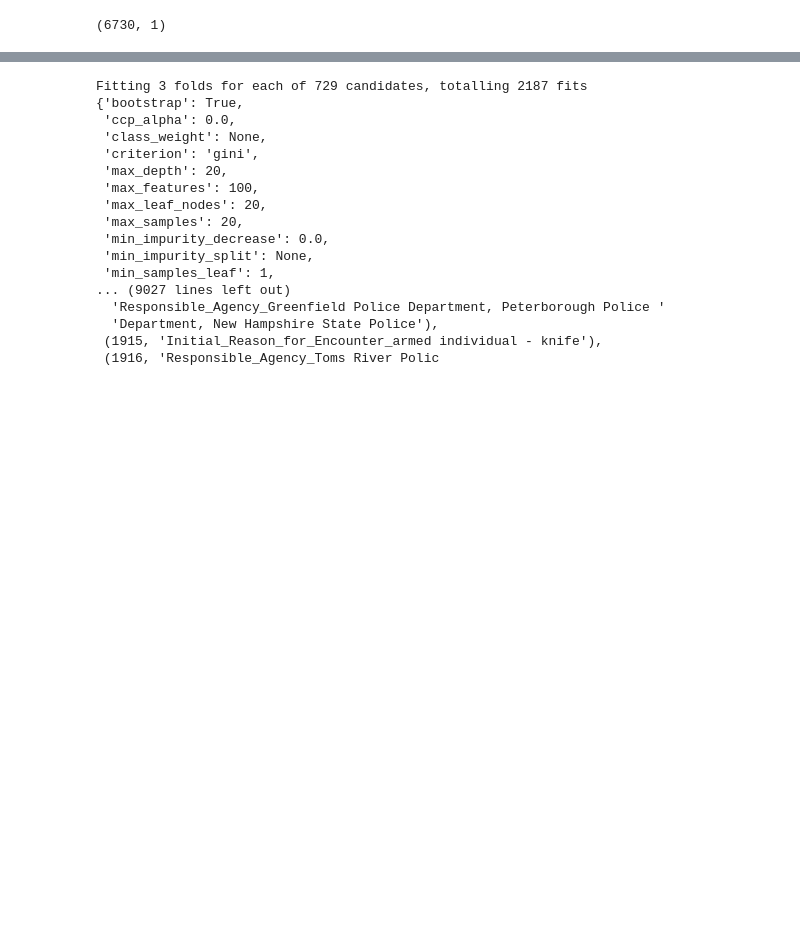
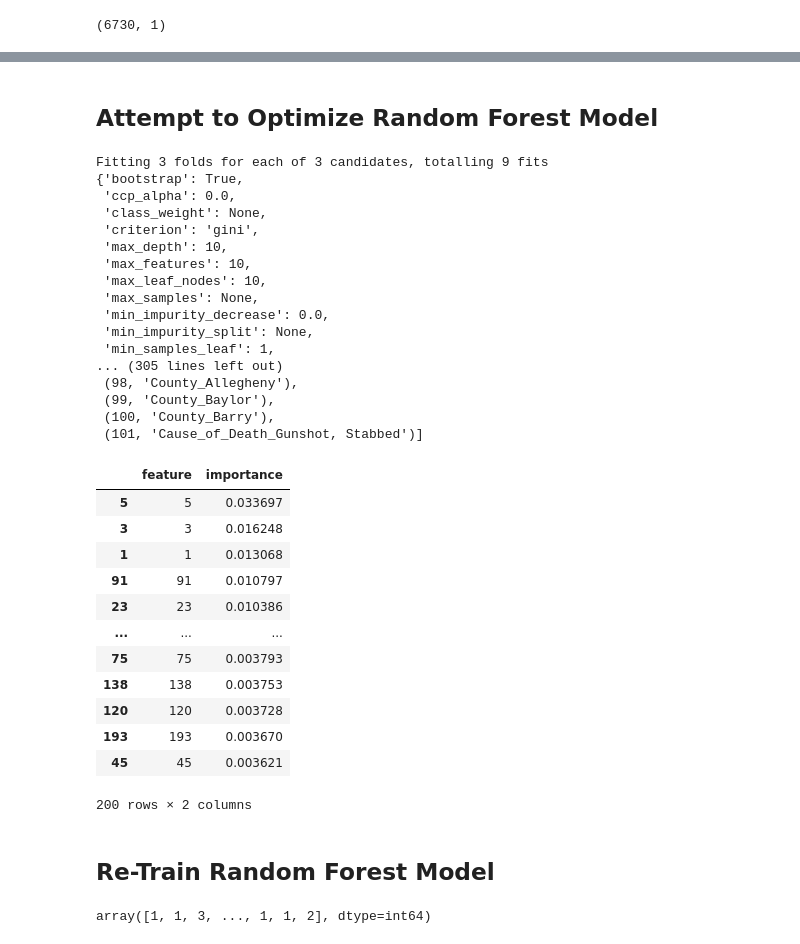
Before and after one commit to TamaraGR/Police_Violence_Analysis, a Jupyter notebook: Police_Violence_PCA.ipynb, the cells around one changed output, grey strips where cells are left out. Drawn from its saved outputs; the diff is of its cells as text; code cells hidden in the pictures; blank space fills up the shorter version.

```diff
--- a/Police_Violence_PCA.ipynb
+++ b/Police_Violence_PCA.ipynb
@@ -393,6 +391,6 @@ pca_df
 # %%
 # Train, test, and split model
-X_train, X_test, y_train, y_test = train_test_split(X,y)
+X_train, X_test, y_train, y_test = train_test_split(pca_df,y)
 
 y_train.shape
 # %% [output]
@@ -473,18 +476,21 @@ plt.show()
+# %% [markdown]
+## Attempt to Optimize Random Forest Model
 # %%
 # Create the parameter grid based on the results of random search
 param_grid = {
     'max_depth': [10, 20, 50],
-    'max_leaf_nodes': [2, 10, 20],
-    'n_estimators': [100, 200, 1000],
+    'max_leaf_nodes': [10],
+    'n_estimators': [100],
     #'oob_score': [True],
     #'random_state': [0],
-    'max_samples': [10, 20, 100],
-    'max_features': [10, 20, 100],
-    'min_samples_split': [2, 10, 20]
+    #'max_samples': [10, 20, 100],
+    'max_features': [10],
+    #'min_samples_split': [2, 10, 20]
 }
 # Instantiate the grid search model
 grid_search = GridSearchCV(estimator = rf_model, param_grid = param_grid,
                       cv = 3, n_jobs = -1, verbose = 2, return_train_score=True)
+
 # Fit the grid search to the data
 grid_search.fit(X_train, y_train);
 grid_search.best_params_
@@ -495,23 +501,47 @@ selector = selector.fit(X_train, y_train)
 print("Features sorted by their rank:")
 pprint(sorted(zip(map(lambda x: round(x, 4), selector.ranking_), X)))
 # %% [output]
-Fitting 3 folds for each of 729 candidates, totalling 2187 fits
+Fitting 3 folds for each of 3 candidates, totalling 9 fits
 {'bootstrap': True,
  'ccp_alpha': 0.0,
  'class_weight': None,
  'criterion': 'gini',
- 'max_depth': 20,
- 'max_features': 100,
- 'max_leaf_nodes': 20,
- 'max_samples': 20,
+ 'max_depth': 10,
+ 'max_features': 10,
+ 'max_leaf_nodes': 10,
+ 'max_samples': None,
  'min_impurity_decrease': 0.0,
  'min_impurity_split': None,
  'min_samples_leaf': 1,
-... (9027 lines left out)
-  'Responsible_Agency_Greenfield Police Department, Peterborough Police '
-  'Department, New Hampshire State Police'),
- (1915, 'Initial_Reason_for_Encounter_armed individual - knife'),
- (1916, 'Responsible_Agency_Toms River Polic
+... (305 lines left out)
+ (98, 'County_Allegheny'),
+ (99, 'County_Baylor'),
+ (100, 'County_Barry'),
+ (101, 'Cause_of_Death_Gunshot, Stabbed')]
+# %%
+# Extract feature importance
+fi = pd.DataFrame({'feature': list(pca_df.columns),
+                   'importance': rf_model.feature_importances_}).\
+                    sort_values('importance', ascending = False)
+
+# Display
+fi
+# %% [output]
+|  | feature | importance |
+| 5 | 5 | 0.033697 |
+| 3 | 3 | 0.016248 |
+| 1 | 1 | 0.013068 |
+| 91 | 91 | 0.010797 |
+| 23 | 23 | 0.010386 |
+| ... | ... | ... |
+| 75 | 75 | 0.003793 |
+| 138 | 138 | 0.003753 |
+| 120 | 120 | 0.003728 |
+| 193 | 193 | 0.003670 |
+| 45 | 45 | 0.003621 |
+200 rows × 2 columns
+# %% [markdown]
+## Re-Train Random Forest Model
 # %%
 # Re-create a random forest classifier
 opt_rf_model = RandomForestClassifier()
@@ -528,6 +558,9 @@ def multiclass_roc_auc_score(truth, pred, average="macro"):
 # %%
 # Re-calculate Balanced Accuracy Score
 opt_rf_y_pred = opt_rf_model.predict(X_test)
+opt_rf_y_pred
+# %% [output]
+array([1, 1, 3, ..., 1, 1, 2], dtype=int64)
 # %%
 # Re-calculate ROC accuracy score
 multiclass_roc_auc_score(y_test, opt_rf_y_pred)
```
Also changed, not shown: parts of 15 cells of this notebook, 1 other file.
